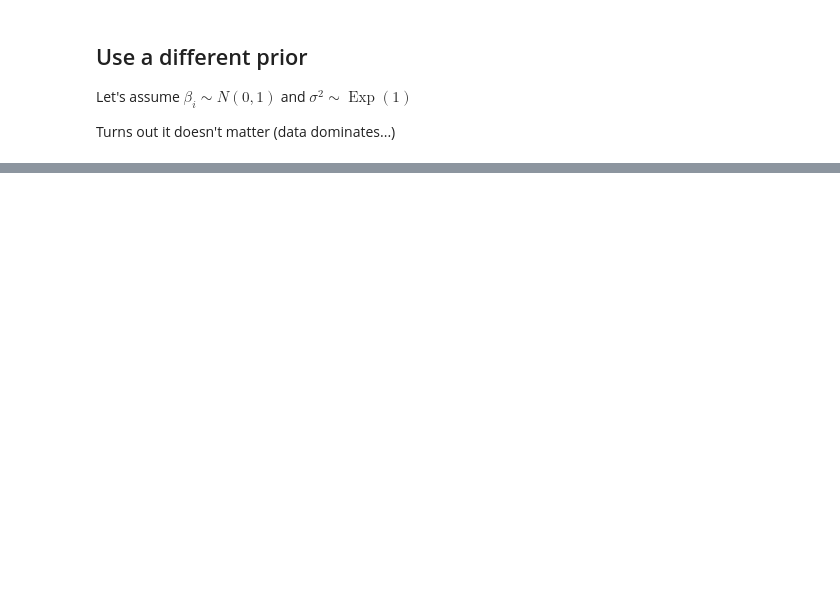
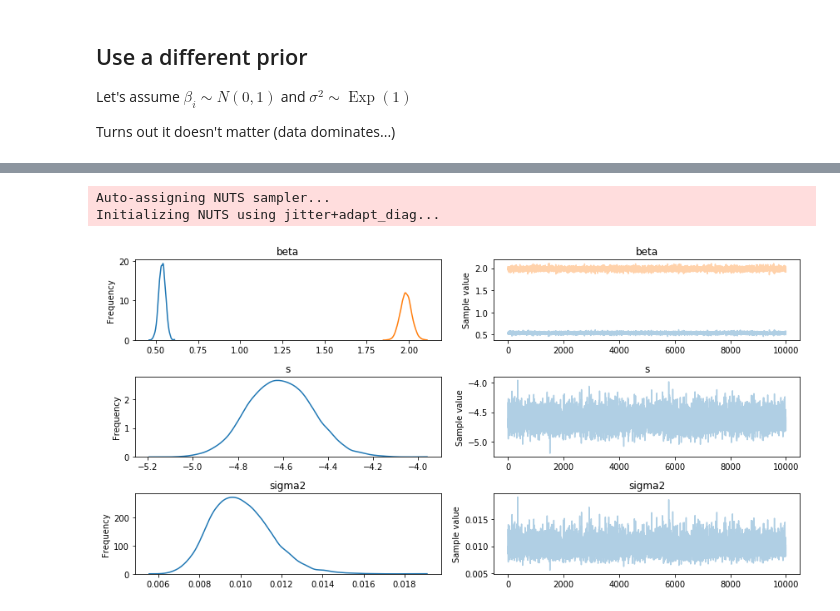
Before and after one commit to MatthewDaws/Python_bits, a Jupyter notebook: pymc_etc/Regression.ipynb, the cells around one changed output, grey strips where cells are left out. Cells and saved outputs as stored; diff of their text form; code cells hidden in the pictures; blank space fills up the shorter version.

```diff
--- a/pymc_etc/Regression.ipynb
+++ b/pymc_etc/Regression.ipynb
@@ -230,0 +242,19 @@ _ = plot(beta, sigma2)
+# %%
+X = theano.shared(x)
+with pm.Model() as model:
+    beta = pm.Flat("beta", shape=(x.shape[1],))
+    mean = tt.dot(X, beta)
+
+    s = pm.Flat("s")
+    sigma2 = pm.Deterministic("sigma2", np.exp(s))
+
+    obs = pm.MvNormal("y", mu=mean, cov = sigma2 * np.eye(y.shape[0]), observed=y)
+
+    trace = pm.sample(10000, tune=1000)
+# %% [output]
+Auto-assigning NUTS sampler...
+Initializing NUTS using jitter+adapt_diag...
+# %%
+axes = pm.traceplot(trace)
+# %% [output]
+[figure, added]
```
Also changed, not shown: parts of 13 cells of this notebook, 1 other file.
